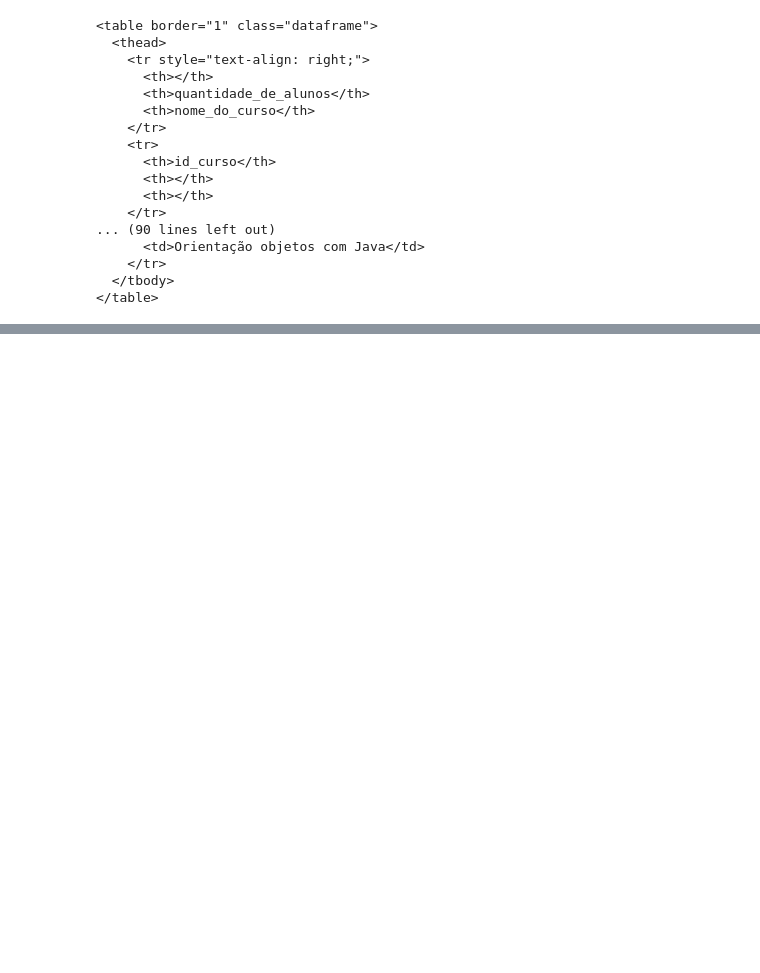
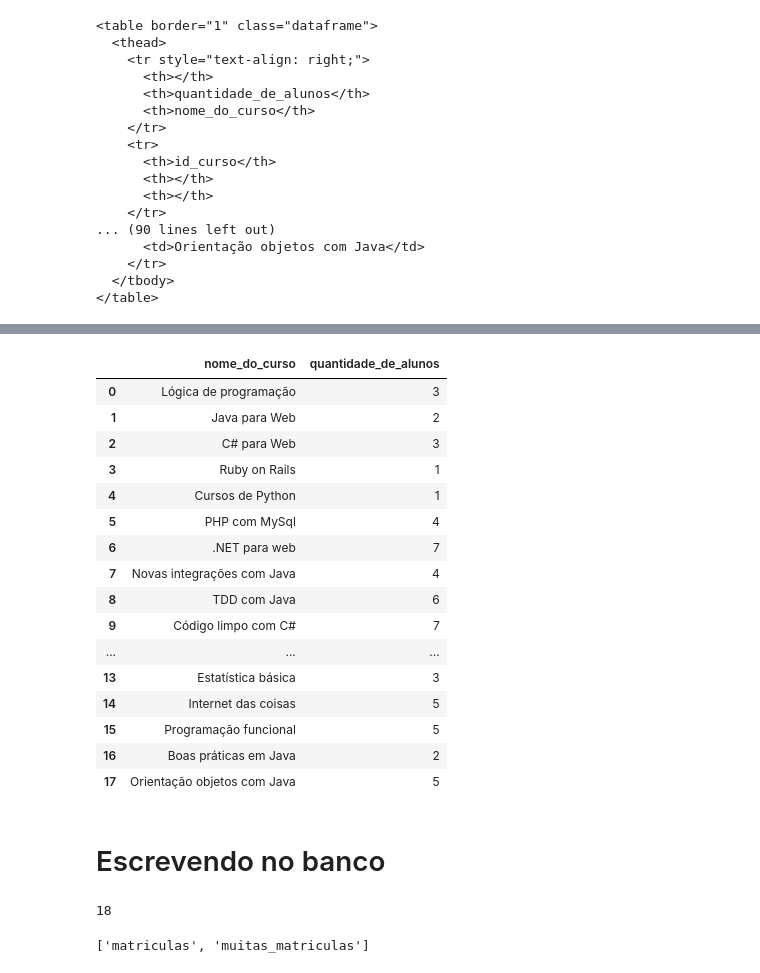
Before and after one commit to ebalcantara/Pandas---Formatos-diferentes-de-entradas-e-saidas, a Jupyter notebook: Pandas I-O.ipynb, the cells around one changed output, grey strips where cells are left out. Saved outputs shown, nothing was run; the diff lists cells and outputs as text; code cells hidden in the pictures; blank space fills up the shorter version.

```diff
--- a/Pandas I-O.ipynb
+++ b/Pandas I-O.ipynb
@@ -424,0 +502,30 @@ print(matriculas_html)
+# %%
+muitas_matriculas
+# %% [output]
+|  | nome_do_curso | quantidade_de_alunos |
+| 0 | Lógica de programação | 3 |
+| 1 | Java para Web | 2 |
+| 2 | C# para Web | 3 |
+| 3 | Ruby on Rails | 1 |
+| 4 | Cursos de Python | 1 |
+| 5 | PHP com MySql | 4 |
+| 6 | .NET para web | 7 |
+| 7 | Novas integrações com Java | 4 |
+| 8 | TDD com Java | 6 |
+| 9 | Código limpo com C# | 7 |
+| ... | ... | ... |
+| 13 | Estatística básica | 3 |
+| 14 | Internet das coisas | 5 |
+| 15 | Programação funcional | 5 |
+| 16 | Boas práticas em Java | 2 |
+| 17 | Orientação objetos com Java | 5 |
+# %% [markdown]
+# Escrevendo no banco
+# %%
+muitas_matriculas.to_sql('muitas_matriculas', con = engine)
+# %% [output]
+18
+# %%
+print(engine.table_names())
+# %% [output]
+['matriculas', 'muitas_matriculas']
```
Also changed, not shown: parts of 47 cells of this notebook.
